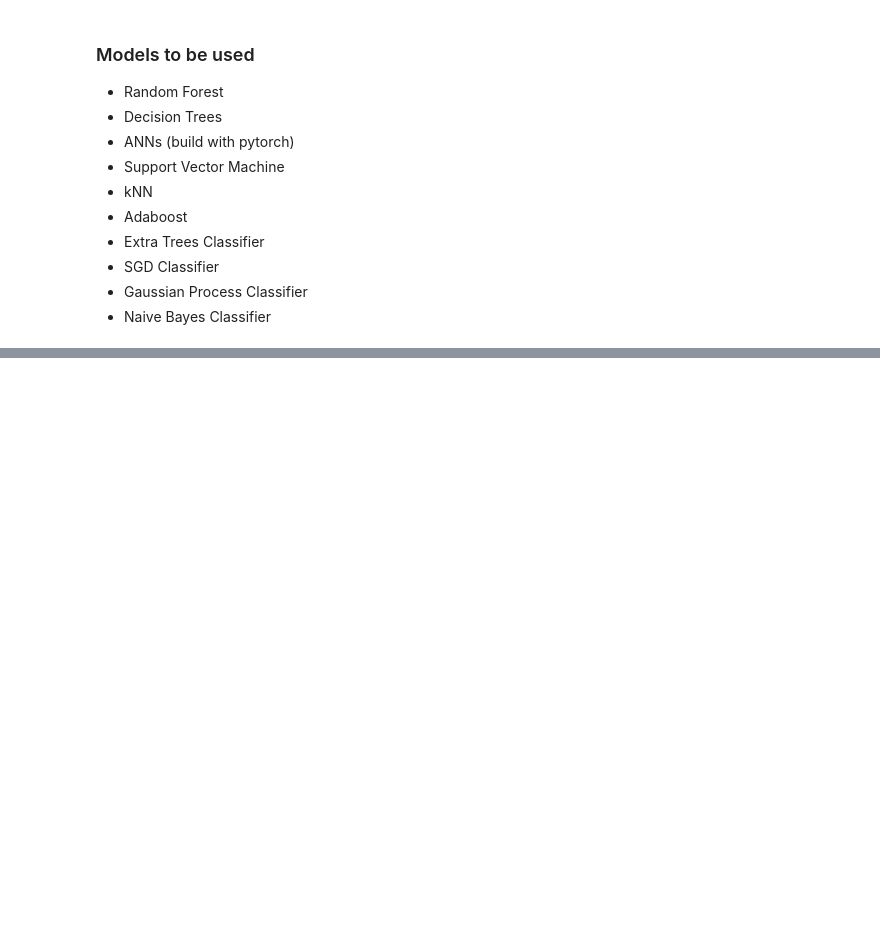
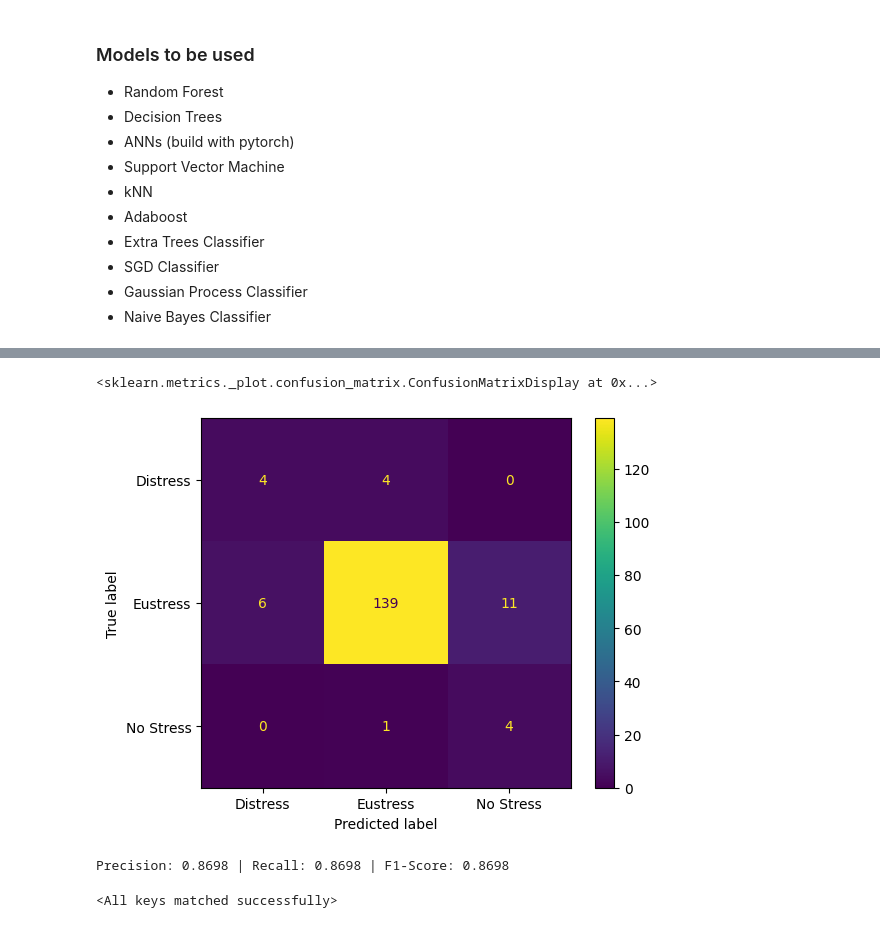
Before and after one commit to RahulKannaAV/Strelieve---Stress-Classifier-and-Advisor, a Jupyter notebook: Strelieve_Notebook.ipynb, the cells around one changed output, grey strips where cells are left out. Drawn from its saved outputs; the diff is of its cells as text; code cells hidden in the pictures; blank space fills up the shorter version.

```diff
--- a/Strelieve_Notebook.ipynb
+++ b/Strelieve_Notebook.ipynb
@@ -69,0 +209,9 @@ questions_json
+# %%
+import torch
+
+SEED = 69
+torch.manual_seed(SEED)
+
+ann_model = StressANN().to(device)
+
+ann_model
@@ -69,0 +239,13 @@ questions_json
+# %%
+from torch.optim import Adam
+from torch.nn import CrossEntropyLoss
+
+LEARNING_RATE = 1e-3
+
+class_weights = torch.tensor([0.9161, 0.0767, 0.5712]).to(device)
+
+loss_fn = CrossEntropyLoss(weight=class_weights)
+optimizer = Adam(params=ann_model.parameters(),
+                 lr=LEARNING_RATE)
+# %%
+NUM_EPOCHS = 200
@@ -69,0 +295,36 @@ questions_json
+# %%
+import torch
+from torchmetrics import ConfusionMatrix
+
+cm = ConfusionMatrix(task="multiclass", num_classes=3).to(device)
+
+ann_model.eval()
+with torch.inference_mode():
+  y_pred = ann_model(X_test).to(device)
+
+cm_result = cm(y_pred, y_test)
+# %%
+from sklearn.metrics import ConfusionMatrixDisplay
+import numpy as np
+
+cmd = ConfusionMatrixDisplay(confusion_matrix=np.array(cm_result.cpu()),
+                             display_labels=['Distress', 'Eustress', 'No Stress'])
+
+cmd.plot()
+# %% [output]
+<sklearn.metrics._plot.confusion_matrix.ConfusionMatrixDisplay at 0x...>
+[figure, added]
+# %%
+from torchmetrics import F1Score, Precision, Recall
+
+f1_obj = F1Score(task="multiclass", num_classes=len(le.classes_)).to(device)
+recall_obj = Recall(task="multiclass", num_classes=len(le.classes_)).to(device)
+precision_obj = Precision(task="multiclass", num_classes=len(le.classes_)).to(device)
+
+f1_val = f1_obj(y_pred, y_test)
+prec_val = precision_obj(y_pred, y_test)
+rec_val = recall_obj(y_pred, y_test)
+
+print(f"Precision: {prec_val.item():.4f} | Recall: {rec_val.item():.4f} | F1-Score: {f1_val.item():.4f}")
+# %% [output]
+Precision: 0.8698 | Recall: 0.8698 | F1-Score: 0.8698
@@ -69,0 +341,7 @@ questions_json
+# %%
+# Loading the ANN model
+
+new_ann_model = StressANN().to(device)
+new_ann_model.load_state_dict(torch.load(MODEL_PATH / MODEL_NAME, weights_only=True))
+# %% [output]
+<All keys matched successfully>
```
Also changed, not shown: parts of 23 cells of this notebook, 1 other file.
